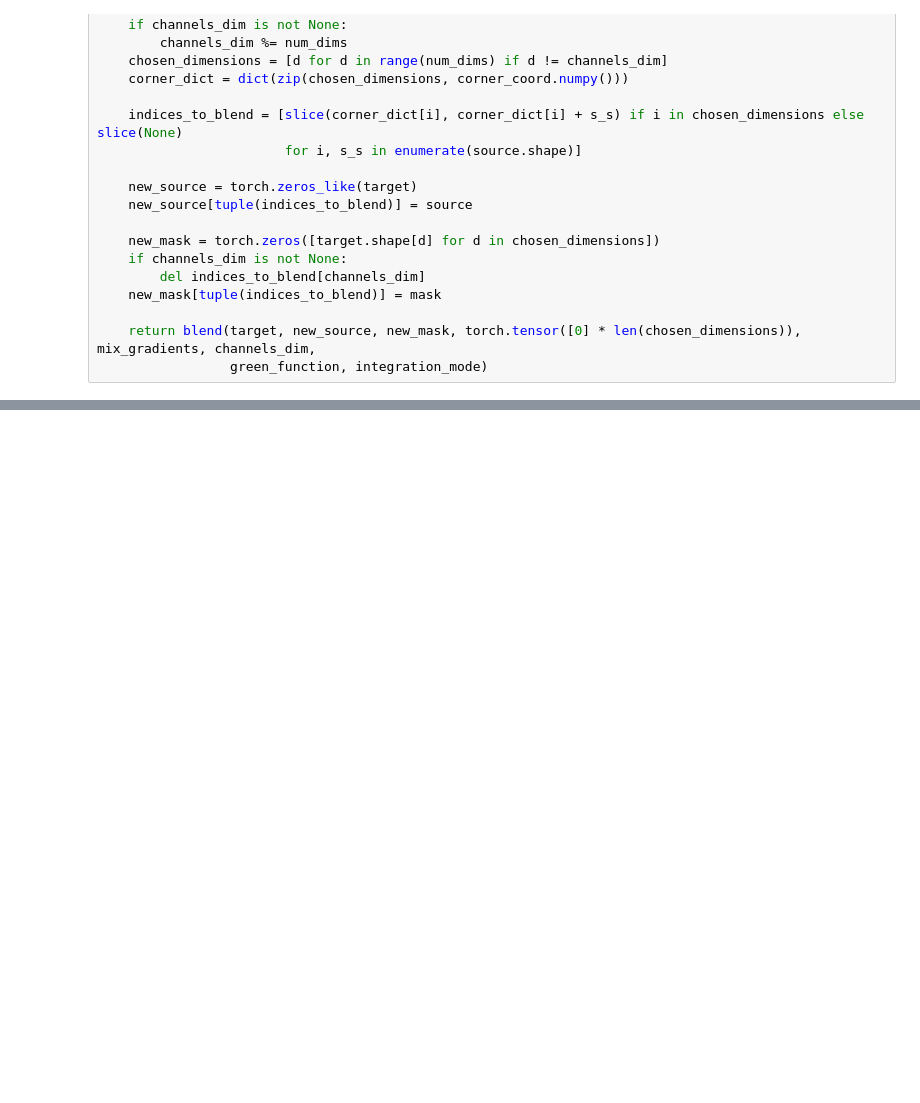
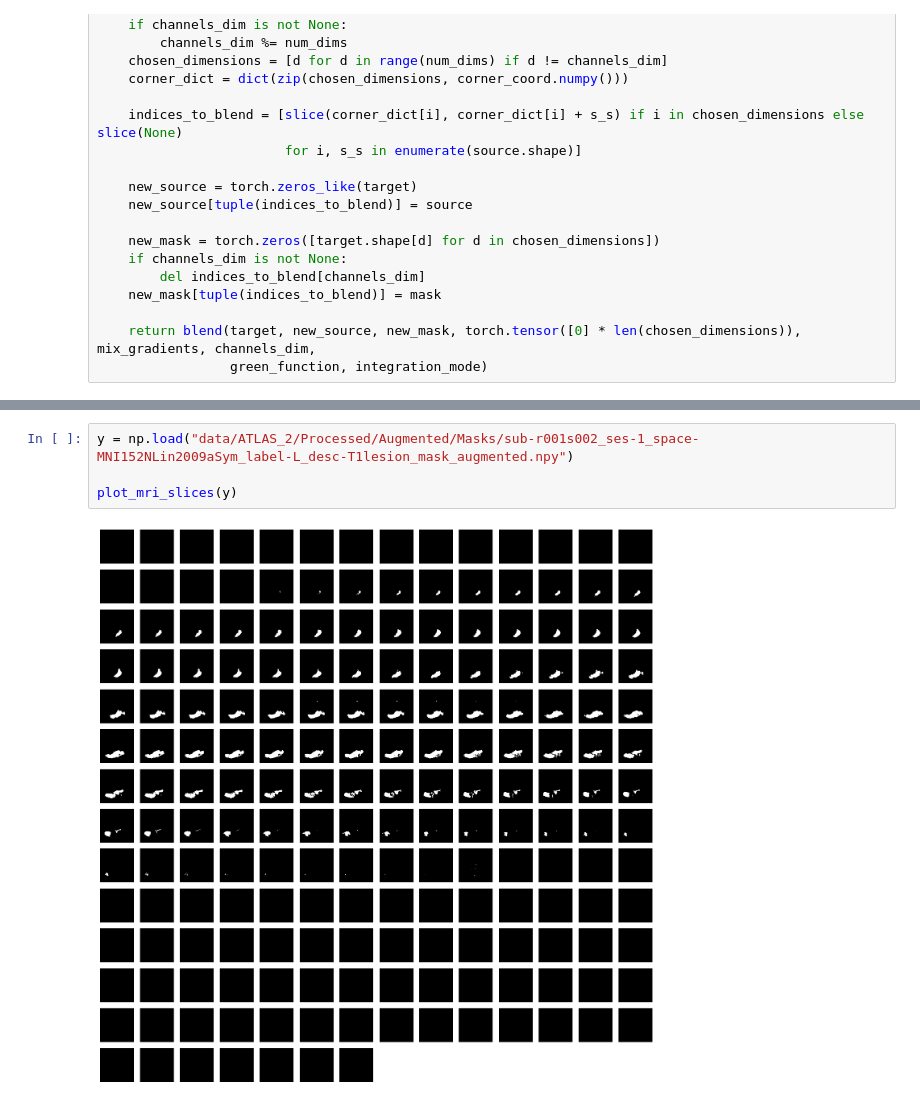
Before and after one commit to angelonazzaro/StrokeFormer, a Jupyter notebook: data_preparation.ipynb, the cells around one changed output, grey strips where cells are left out. Saved outputs shown, nothing was run; the diff lists cells and outputs as text; blank space fills up the shorter version.

```diff
--- a/data_preparation.ipynb
+++ b/data_preparation.ipynb
@@ -923,2 +907,8 @@ plot_mri_slices(x, y)
 # %% [output]
 [figure]
+# %%
+y = np.load("data/ATLAS_2/Processed/Augmented/Masks/sub-r001s002_ses-1_space-MNI152NLin2009aSym_label-L_desc-T1lesion_mask_augmented.npy")
+
+plot_mri_slices(y)
+# %% [output]
+[figure, added]
```
Also changed, not shown: parts of 5 cells of this notebook, 11 other files.
